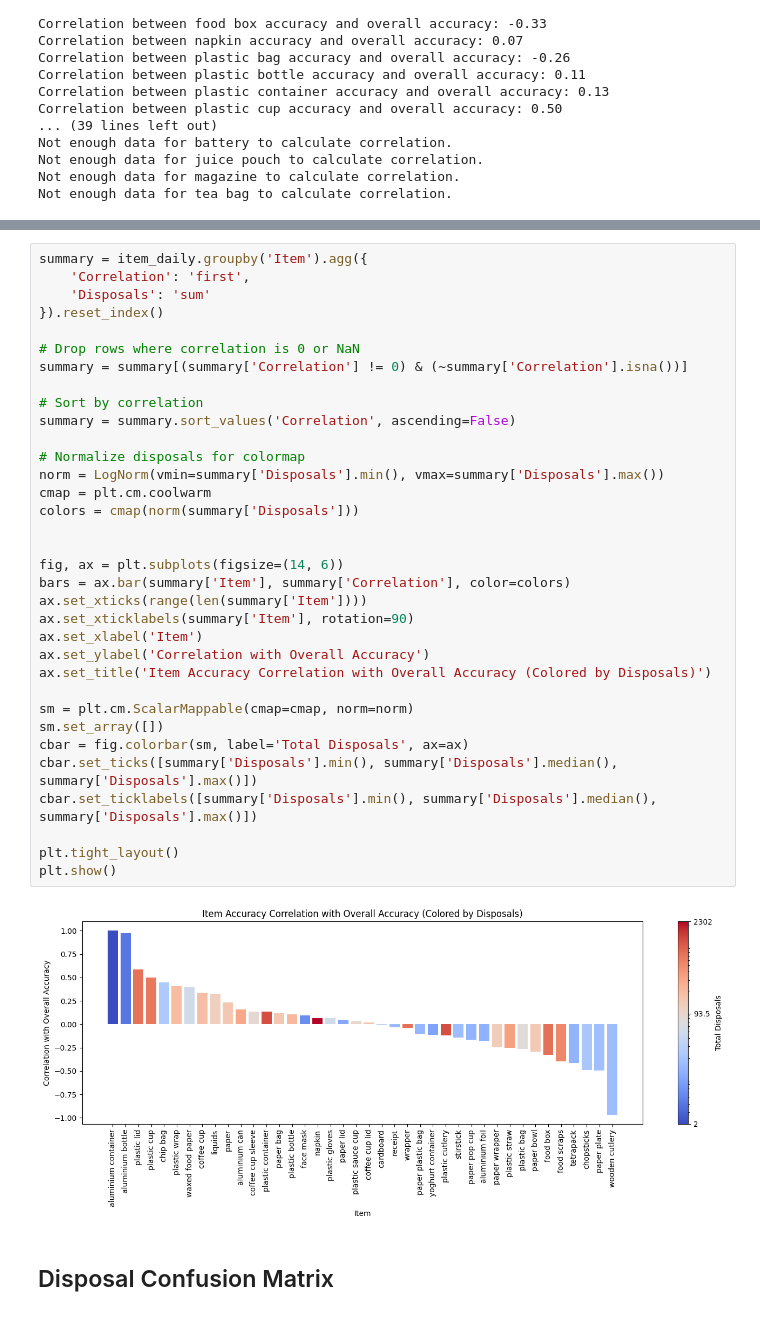
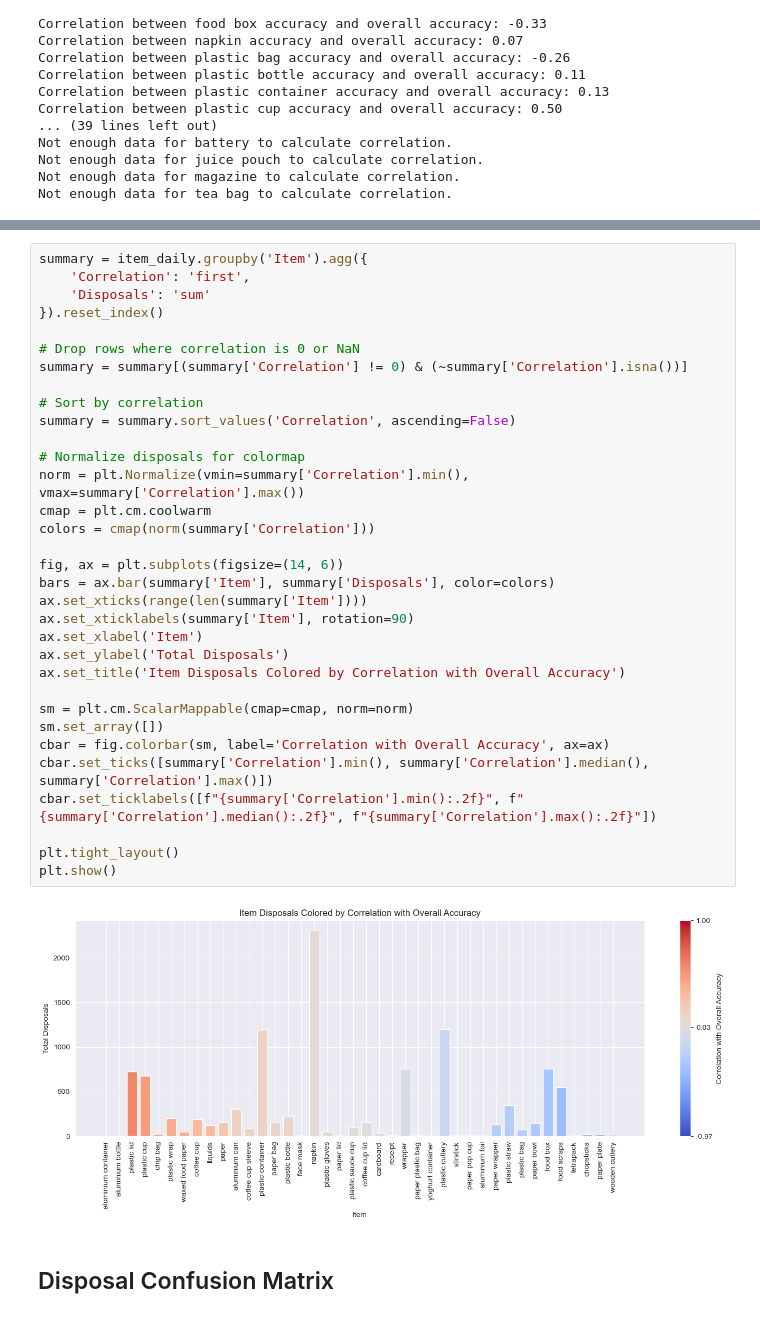
Before and after one commit to bps78/Oscar-Research-Project, a Jupyter notebook: oscar_project.ipynb, the cells around one changed output, grey strips where cells are left out. Drawn from its saved outputs; the diff is of its cells as text.

```diff
--- a/oscar_project.ipynb
+++ b/oscar_project.ipynb
@@ -395,38 +388,37 @@ plt.show()
 # %%
 summary = item_daily.groupby('Item').agg({
     'Correlation': 'first',
     'Disposals': 'sum'
 }).reset_index()
 
 # Drop rows where correlation is 0 or NaN
 summary = summary[(summary['Correlation'] != 0) & (~summary['Correlation'].isna())]
 
 # Sort by correlation
 summary = summary.sort_values('Correlation', ascending=False)
 
 # Normalize disposals for colormap
-norm = LogNorm(vmin=summary['Disposals'].min(), vmax=summary['Disposals'].max())
+norm = plt.Normalize(vmin=summary['Correlation'].min(), vmax=summary['Correlation'].max())
 cmap = plt.cm.coolwarm
-colors = cmap(norm(summary['Disposals']))
-
+colors = cmap(norm(summary['Correlation']))
 
 fig, ax = plt.subplots(figsize=(14, 6))
-bars = ax.bar(summary['Item'], summary['Correlation'], color=colors)
+bars = ax.bar(summary['Item'], summary['Disposals'], color=colors)
 ax.set_xticks(range(len(summary['Item'])))
 ax.set_xticklabels(summary['Item'], rotation=90)
 ax.set_xlabel('Item')
-ax.set_ylabel('Correlation with Overall Accuracy')
-ax.set_title('Item Accuracy Correlation with Overall Accuracy (Colored by Disposals)')
+ax.set_ylabel('Total Disposals')
+ax.set_title('Item Disposals Colored by Correlation with Overall Accuracy')
 
 sm = plt.cm.ScalarMappable(cmap=cmap, norm=norm)
 sm.set_array([])
-cbar = fig.colorbar(sm, label='Total Disposals', ax=ax)
-cbar.set_ticks([summary['Disposals'].min(), summary['Disposals'].median(), summary['Disposals'].max()])
-cbar.set_ticklabels([summary['Disposals'].min(), summary['Disposals'].median(), summary['Disposals'].max()])
+cbar = fig.colorbar(sm, label='Correlation with Overall Accuracy', ax=ax)
+cbar.set_ticks([summary['Correlation'].min(), summary['Correlation'].median(), summary['Correlation'].max()])
+cbar.set_ticklabels([f"{summary['Correlation'].min():.2f}", f"{summary['Correlation'].median():.2f}", f"{summary['Correlation'].max():.2f}"])
 
 plt.tight_layout()
 plt.show()
 # %% [output]
-[figure, old version]
+[figure, new version]
 # %% [markdown]
 ## Disposal Confusion Matrix
```
Also changed, not shown: parts of 14 cells of this notebook, 1 other file.
